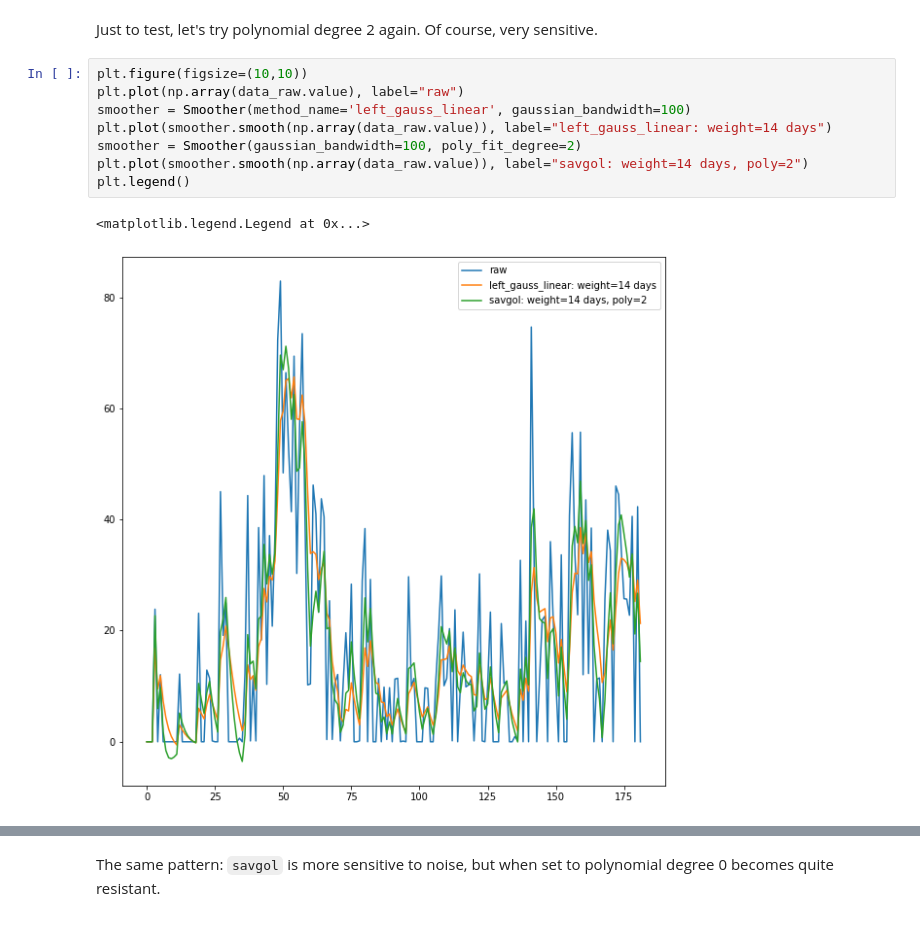
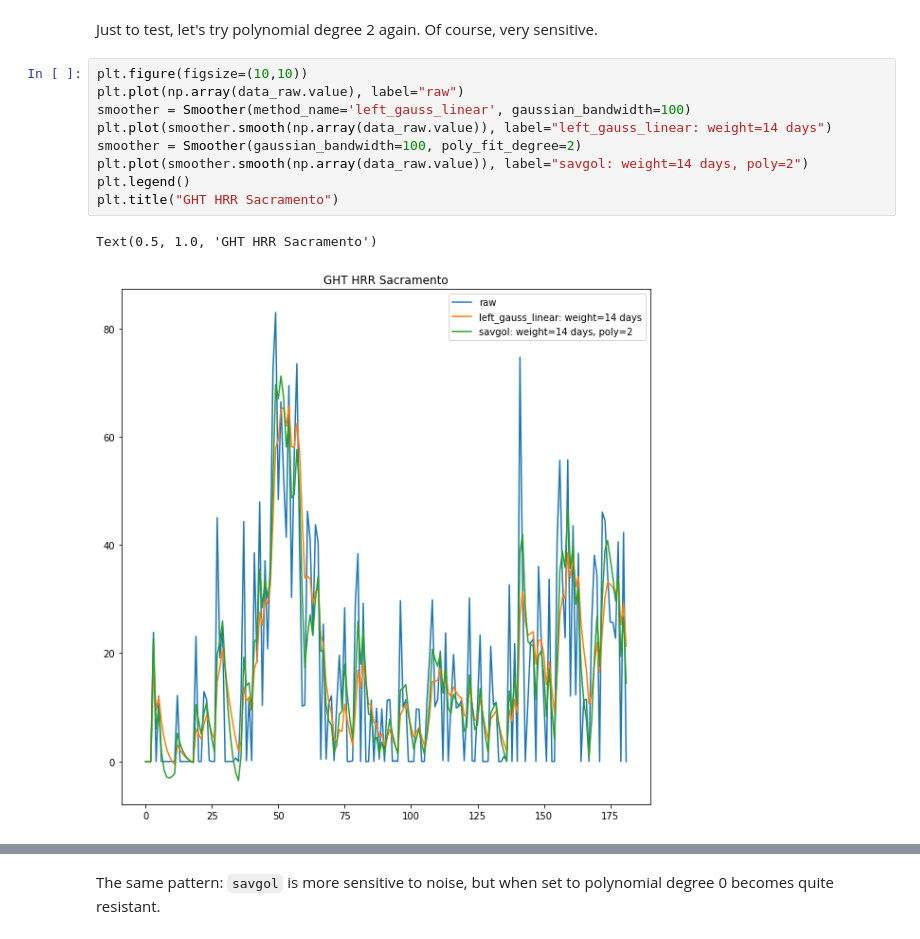
Before and after one commit to cmu-delphi/covidcast-modeling, a Jupyter notebook: indicators_smoother/COVIDcast Smoothing.ipynb, the cells around one changed output, grey strips where cells are left out. Drawn from its saved outputs; the diff is of its cells as text.

```diff
--- a/indicators_smoother/COVIDcast Smoothing.ipynb
+++ b/indicators_smoother/COVIDcast Smoothing.ipynb
@@ -186,14 +194,15 @@ Just to test, let's try polynomial degree 2 again. Of course, very sensitive.
 # %%
 plt.figure(figsize=(10,10))
 plt.plot(np.array(data_raw.value), label="raw")
 smoother = Smoother(method_name='left_gauss_linear', gaussian_bandwidth=100)
 plt.plot(smoother.smooth(np.array(data_raw.value)), label="left_gauss_linear: weight=14 days")
 smoother = Smoother(gaussian_bandwidth=100, poly_fit_degree=2)
 plt.plot(smoother.smooth(np.array(data_raw.value)), label="savgol: weight=14 days, poly=2")
 plt.legend()
+plt.title("GHT HRR Sacramento")
 # %% [output]
-<matplotlib.legend.Legend at 0x...>
+Text(0.5, 1.0, 'GHT HRR Sacramento')
-[figure, old version]
+[figure, new version]
 # %%
 plt.figure(figsize=(10,10))
 plt.plot(np.array(data_raw.value), label="raw")
```
Also changed, not shown: parts of 22 cells of this notebook, 2 other files.
